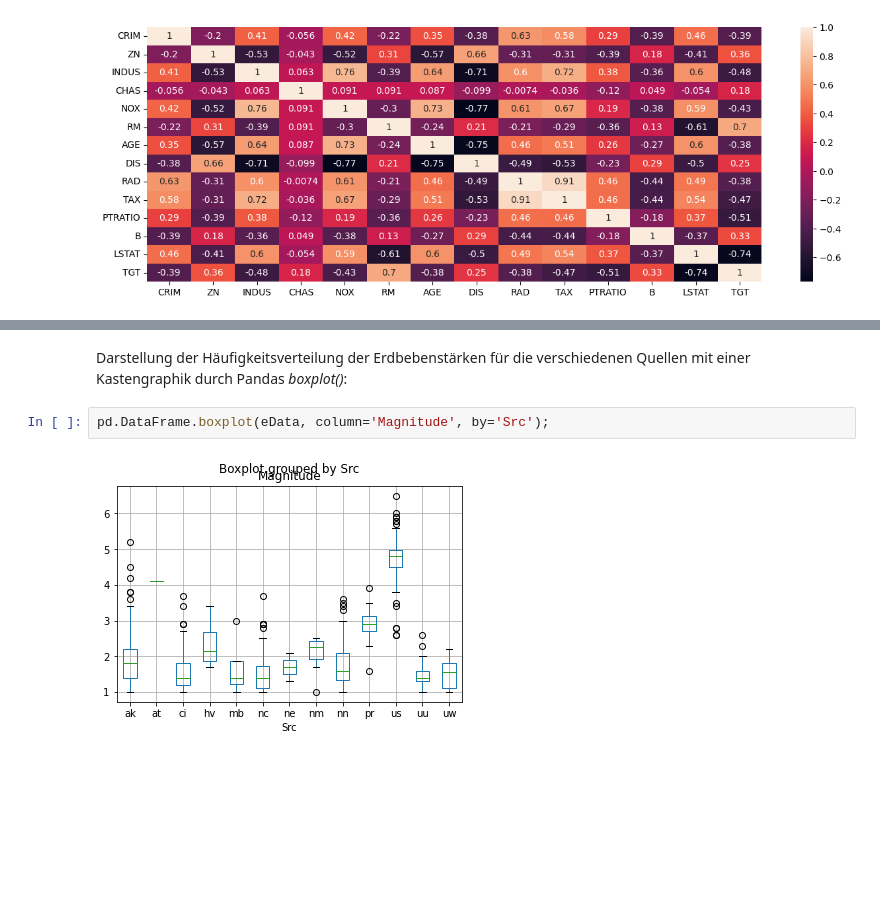
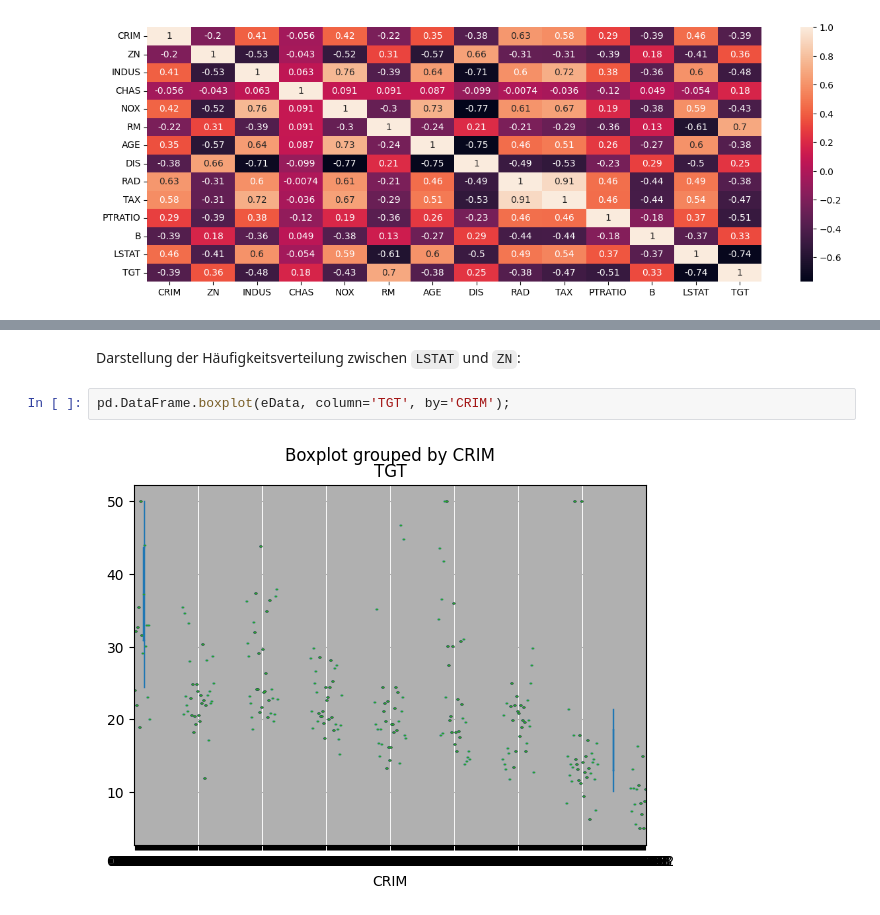
Before and after one commit to robingenz/htwg-machine-learning-exercises, a Jupyter notebook: exercises/01_Explorative_Analyse_und_PCA/01-explorative-analyse.ipynb, the cells around one changed output, grey strips where cells are left out. Cells and saved outputs as stored; diff of their text form; blank space fills up the shorter version.

```diff
--- a/exercises/01_Explorative_Analyse_und_PCA/01-explorative-analyse.ipynb
+++ b/exercises/01_Explorative_Analyse_und_PCA/01-explorative-analyse.ipynb
@@ -297,6 +230,6 @@ pd.crosstab(eData['Src'], eData['Version'])
-# %% [markdown]
-Darstellung der Häufigkeitsverteilung der Erdbebenstärken für die verschiedenen Quellen mit einer Kastengraphik durch Pandas *boxplot()*:
+# %% [markdown]
+Darstellung der Häufigkeitsverteilung zwischen `LSTAT` und `ZN`:
 # %%
-pd.DataFrame.boxplot(eData, column='Magnitude', by='Src');
+pd.DataFrame.boxplot(eData, column='TGT', by='CRIM');
 # %% [output]
-[figure, old version]
+[figure, new version]
```
Also changed, not shown: parts of 30 cells of this notebook.
